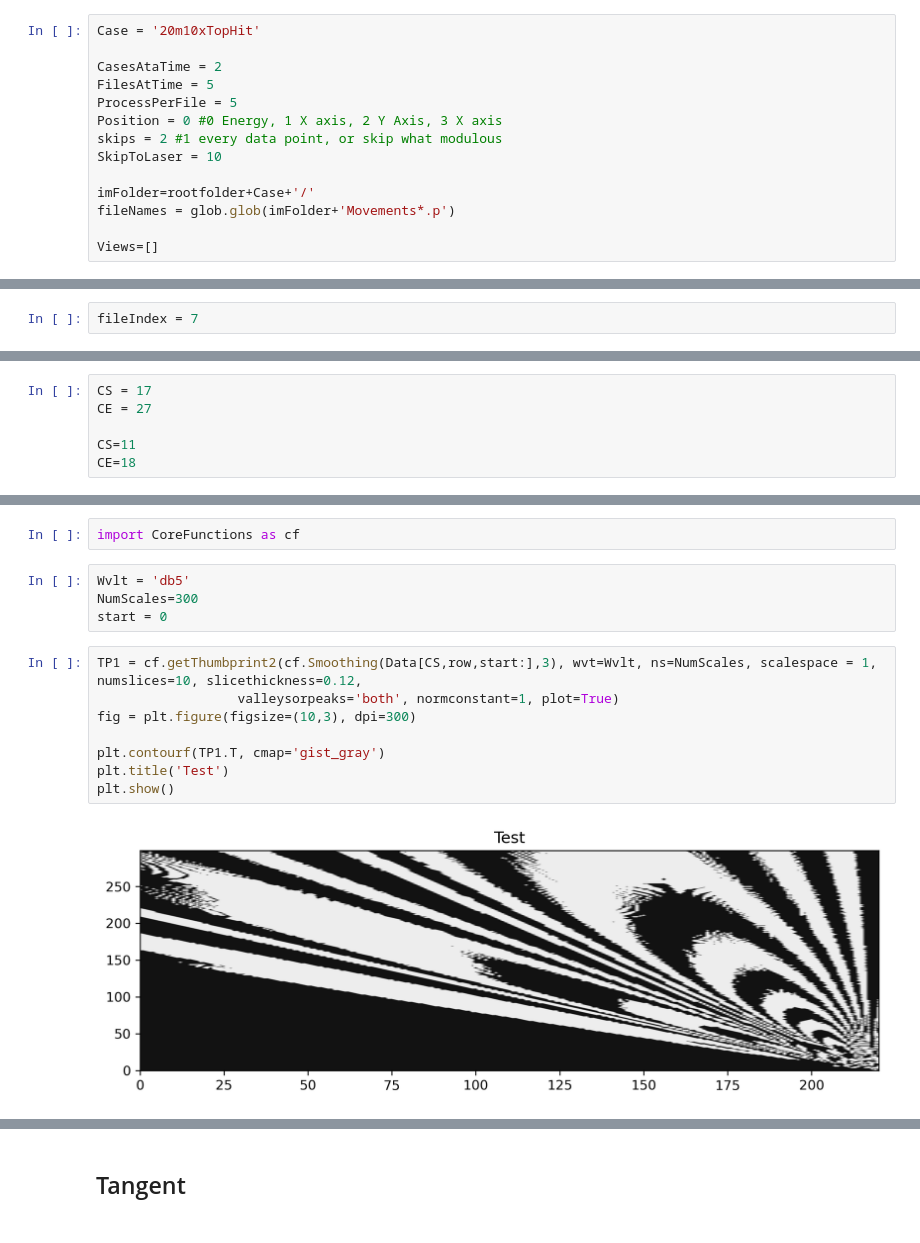
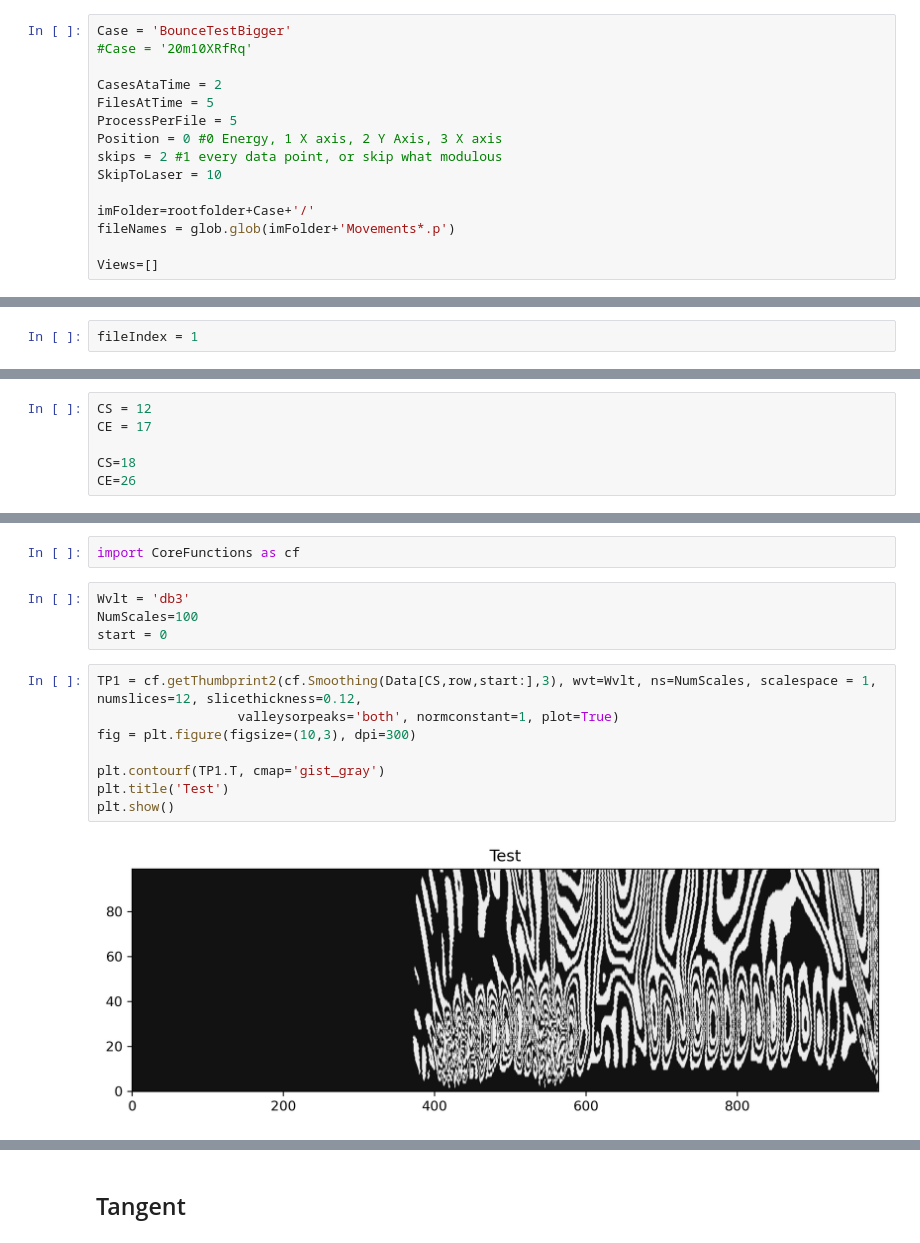
Before and after one commit to danchendrickson/3D_EFIT, a Jupyter notebook: MakeFingerPrintsFromPickles.ipynb, the cells around one changed output, grey strips where cells are left out. Cells and saved outputs as stored; diff of their text form.

```diff
--- a/MakeFingerPrintsFromPickles.ipynb
+++ b/MakeFingerPrintsFromPickles.ipynb
@@ -61,7 +61,8 @@ else:
 # %% [markdown]
 ## Load data
 # %%
-Case = '20m10xTopHit'
+Case = 'BounceTestBigger'
+#Case = '20m10XRfRq'
 
 CasesAtaTime = 2
 FilesAtTime = 5
@@ -152,5 +146,5 @@ for i in range(len(fileNames)):
 # %%
-fileIndex = 7
+fileIndex = 1
 # %%
 Data = getPreStrippedData(fileNames[fileIndex])
 # %%
@@ -201,9 +195,9 @@ for i in range(Data.shape[0]):
 # %%
-CS = 17
-CE = 27
+CS = 12
+CE = 17
 
-CS=11
-CE=18
+CS=18
+CE=26
 # %%
 fig = plt.figure(figsize=(6,4),dpi=600)
 plt.plot(Data[CS,row,:],label='Right')
@@ -218,19 +212,19 @@ plt.show()
 # %%
 import CoreFunctions as cf
 # %%
-Wvlt = 'db5'
-NumScales=300
+Wvlt = 'db3'
+NumScales=100
 start = 0
 # %%
-TP1 = cf.getThumbprint2(cf.Smoothing(Data[CS,row,start:],3), wvt=Wvlt, ns=NumScales, scalespace = 1, numslices=10, slicethickness=0.12,
+TP1 = cf.getThumbprint2(cf.Smoothing(Data[CS,row,start:],3), wvt=Wvlt, ns=NumScales, scalespace = 1, numslices=12, slicethickness=0.12,
                   valleysorpeaks='both', normconstant=1, plot=True)
 fig = plt.figure(figsize=(10,3), dpi=300)
 
 plt.contourf(TP1.T, cmap='gist_gray')
 plt.title('Test')
 plt.show()
 # %% [output]
-[figure, old version]
+[figure, new version]
 # %%
 TP2 = cf.getThumbprint2(cf.Smoothing(Data[CE,row,start:],3), wvt=Wvlt, ns=NumScales,
                         scalespace = 1, numslices=10, slicethickness=0.12,
```
Also changed, not shown: parts of 9 cells of this notebook, 7 other files.
